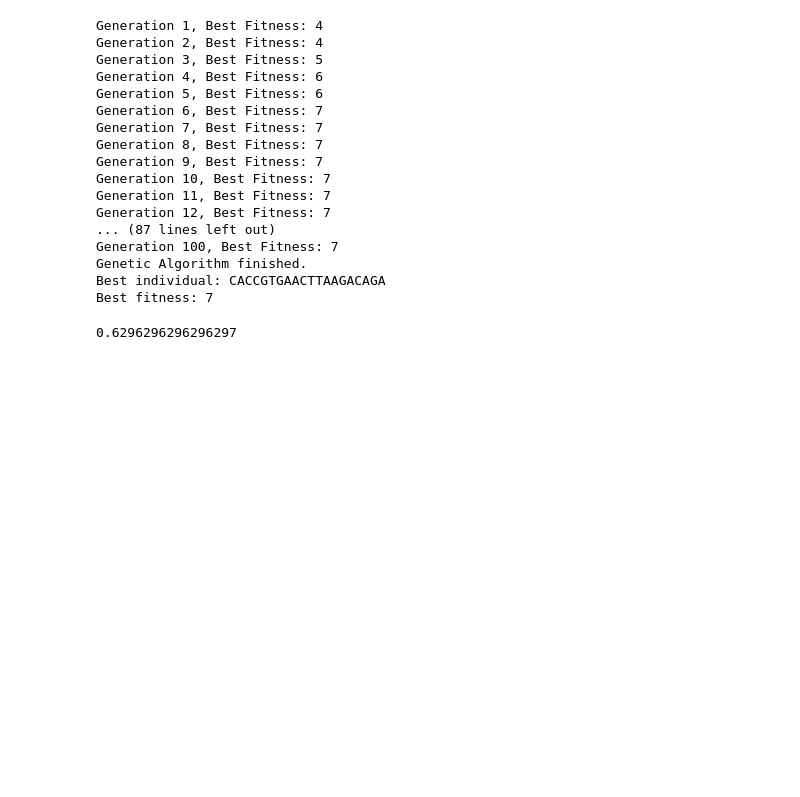
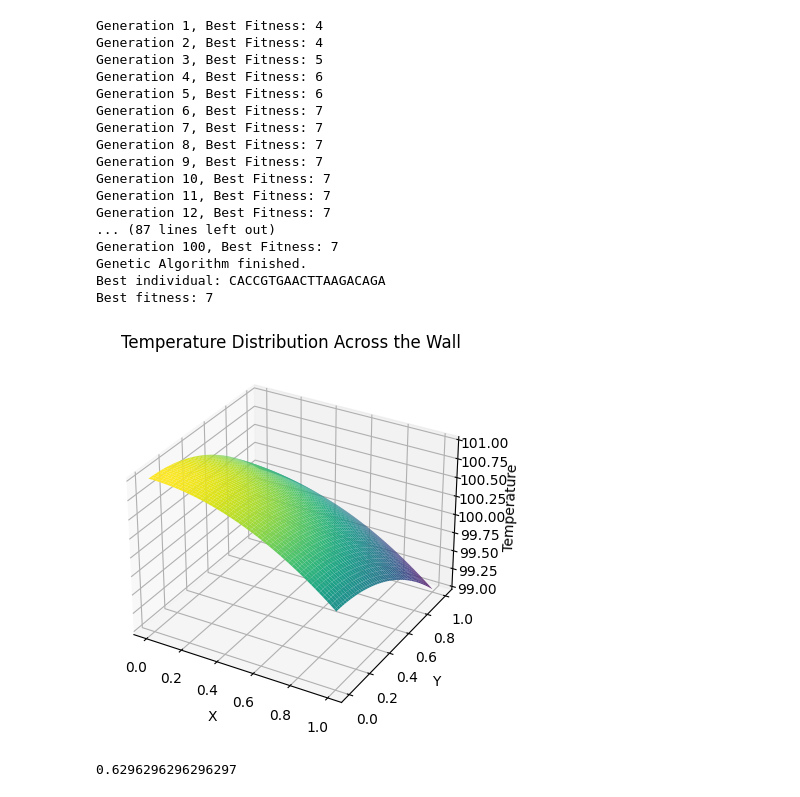
Before and after one commit to Abdelrhamn-salah/ITI_AI, a Jupyter notebook: iti_task_6.ipynb, the cells around one changed output. Drawn from its saved outputs; the diff is of its cells as text; code cells hidden in the pictures; blank space fills up the shorter version.

```diff
--- a/iti_task_6.ipynb
+++ b/iti_task_6.ipynb
@@ -99,6 +99,41 @@ Generation 100, Best Fitness: 7
 Genetic Algorithm finished.
 Best individual: CACCGTGAACTTAAGACAGA
 Best fitness: 7
+# %%
+import numpy as np
+import matplotlib.pyplot as plt
+from mpl_toolkits.mplot3d import Axes3D
+
+
+K = 0.5
+L = 1.0
+G = 1.0
+Tw = 100.0
+
+
+n_points = 100
+x_vals = np.linspace(0, L, n_points)
+y_vals = np.linspace(0, L, n_points)
+
+
+x, y = np.meshgrid(x_vals, y_vals)
+
+
+T = (G / (2 * K) * (L**2 - x**2 - y**2)) + Tw
+
+
+fig = plt.figure()
+ax = fig.add_subplot(111, projection='3d')
+ax.plot_surface(x, y, T, cmap='viridis')
+
+ax.set_xlabel('X')
+ax.set_ylabel('Y')
+ax.set_zlabel('Temperature')
+ax.set_title('Temperature Distribution Across the Wall')
+
+plt.show()
+# %% [output]
+[figure, added]
 # %%
 def calculate_probability():
     dice_outcomes = range(1, 7)
```
